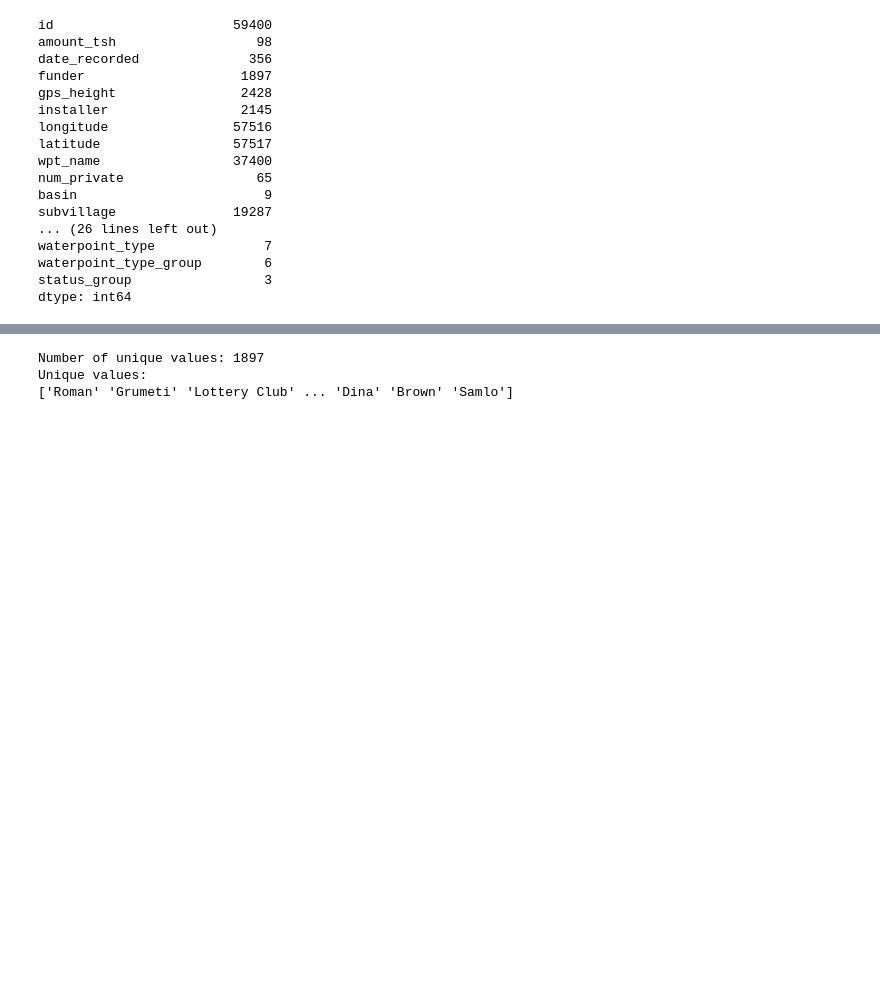
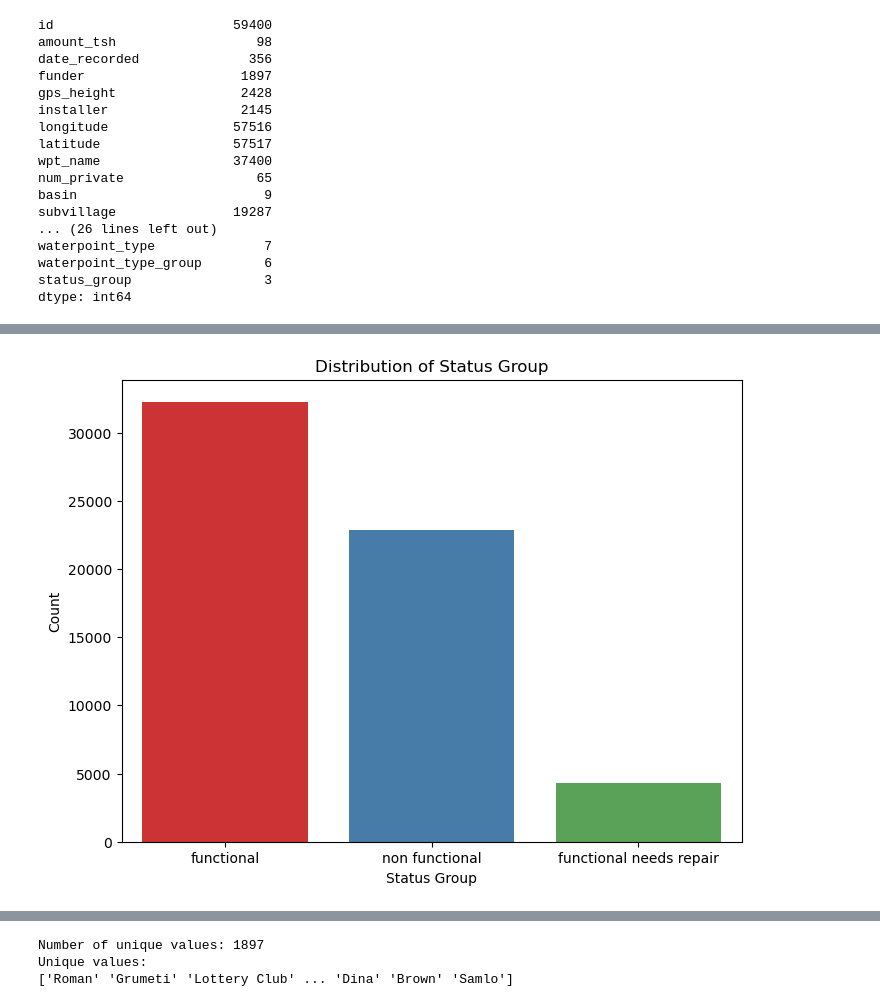
Before and after one commit to jguzzo522/twaterwell, a Jupyter notebook: tanwaterwell.ipynb, the cells around one changed output, grey strips where cells are left out. Cells and saved outputs as stored; diff of their text form; code cells hidden in the pictures; blank space fills up the shorter version.

```diff
--- a/tanwaterwell.ipynb
+++ b/tanwaterwell.ipynb
@@ -171,0 +188,19 @@ dtype: int64
+# %%
+import matplotlib.pyplot as plt
+import seaborn as sns
+
+# Set figure size
+plt.figure(figsize=(8, 6))
+
+# Plot the counts of each category
+sns.countplot(data=merged_data, x='status_group', palette='Set1')
+
+# Add labels and title
+plt.title('Distribution of Status Group')
+plt.xlabel('Status Group')
+plt.ylabel('Count')
+
+# Show plot
+plt.show()
+# %% [output]
+[figure, added]
```
Also changed, not shown: parts of 102 cells of this notebook.
